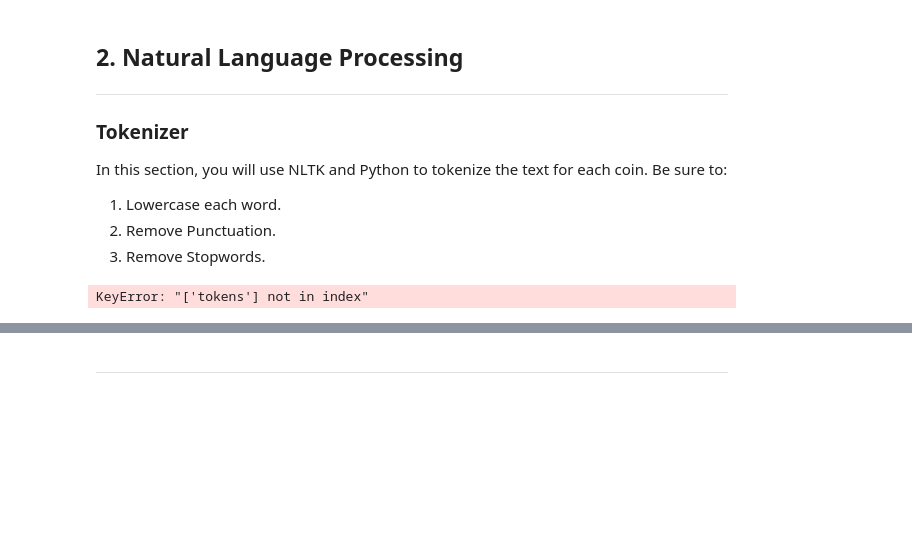
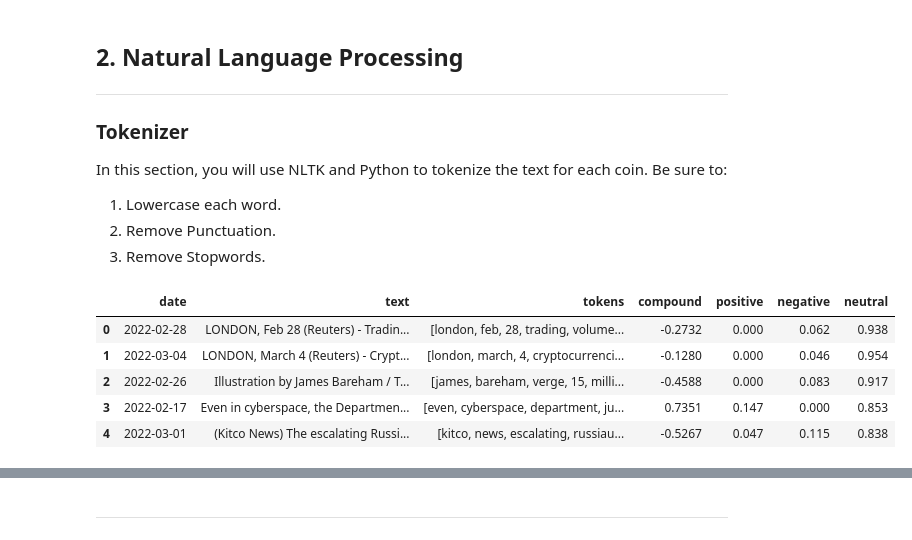
Before and after one commit to jshapiro651/python-homework-12, a Jupyter notebook: App/crypto_sentiment.ipynb, the cells around one changed output, grey strips where cells are left out. Drawn from its saved outputs; the diff is of its cells as text; code cells hidden in the pictures; blank space fills up the shorter version.

```diff
--- a/App/crypto_sentiment.ipynb
+++ b/App/crypto_sentiment.ipynb
@@ -220,15 +219,29 @@ def tokenizer(text):
 
     return tokens
 # %%
-# Create a new tokens column for Bitcoin
-df_btc['btc_tokens'] = df_btc.apply(lambda row: (tokenizer(row.text)),axis=1)
+# Take a dataframe and add a tokens column
+def addTokensColumnToDataFrame(df_orig):
+    # Leave original dataframe intact by making a copy
+    df = df_orig.copy()
 
-# Reorder DataFrame columns
-cols = ["date", "text", "tokens", "compound", "positive", "negative", "neutral"]
-df_btc = df_btc[cols]
+    # Create tokens column
+    df['tokens'] = df.apply(lambda row: (tokenizer(row.text)),axis=1)
 
-df_btc.head()
+    # Reorder DataFrame columns
+    cols = ["date", "text", "tokens", "compound", "positive", "negative", "neutral"]
+    df = df[cols]
+
+    return df
-# %% [output]
-KeyError: "['tokens'] not in index"
+# %%
+# Create a new tokens column for Bitcoin
+df_btc = addTokensColumnToDataFrame(df_btc)
+df_btc.head()
+# %% [output]
+|  | date | text | tokens | compound | positive | negative | neutral |
+| 0 | 2022-02-28 | LONDON, Feb 28 (Reuters) - Tradin... | [london, feb, 28, trading, volume... | -0.2732 | 0.000 | 0.062 | 0.938 |
+| 1 | 2022-03-04 | LONDON, March 4 (Reuters) - Crypt... | [london, march, 4, cryptocurrenci... | -0.1280 | 0.000 | 0.046 | 0.954 |
+| 2 | 2022-02-26 | Illustration by James Bareham / T... | [james, bareham, verge, 15, milli... | -0.4588 | 0.000 | 0.083 | 0.917 |
+| 3 | 2022-02-17 | Even in cyberspace, the Departmen... | [even, cyberspace, department, ju... | 0.7351 | 0.147 | 0.000 | 0.853 |
+| 4 | 2022-03-01 | (Kitco News) The escalating Russi... | [kitco, news, escalating, russiau... | -0.5267 | 0.047 | 0.115 | 0.838 |
 # %%
 # Create a new tokens column for Ethereum
```
Also changed, not shown: parts of 2 cells of this notebook.
